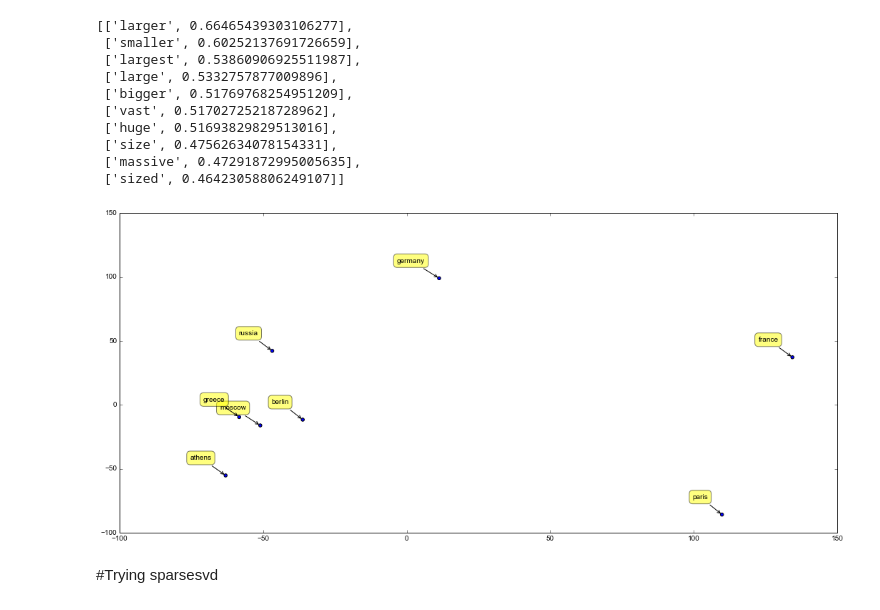
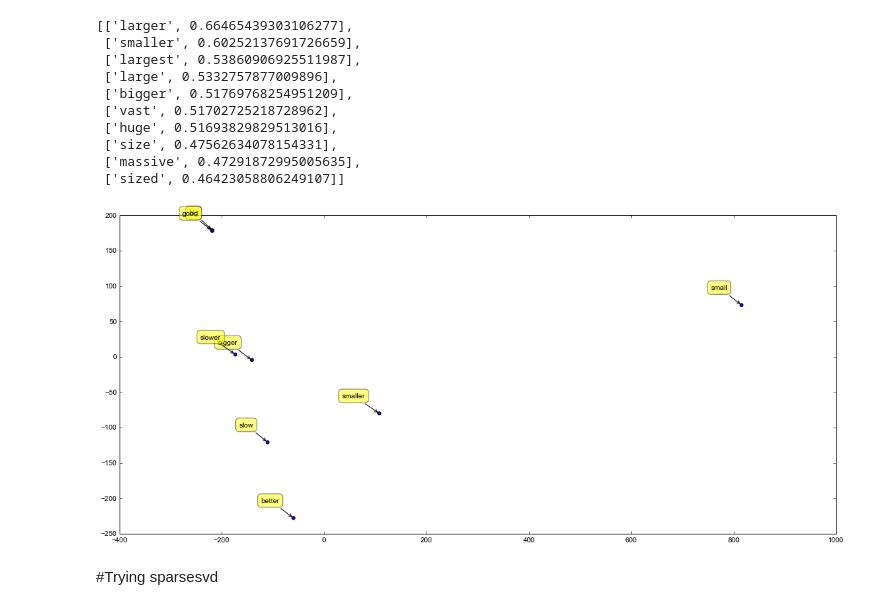
Before and after one commit to undertherain/vsmlib, a Jupyter notebook: python/matrices.ipynb, the cells around one changed output. Cells and saved outputs as stored; diff of their text form; code cells hidden in the pictures.

```diff
--- a/python/matrices.ipynb
+++ b/python/matrices.ipynb
@@ -47,8 +43,7 @@ Sparsity = 0.0087%
 #vocabulary.l_frequencies
 #len(m.vocabulary.lst_words)
 # %%
-import pylab
-pylab.rcParams['figure.figsize'] = (18.0, 8.0)
+mpl.rcParams['figure.figsize'] = (18.0, 8.0)
 from matplotlib.colors import Normalize
 
 class MidpointNormalize(Normalize):
@@ -96,8 +91,6 @@ def draw_features_and_similarity(mm,numbered=False):
 #words_of_interest=["day","running","quick","fast","kind","good","point","fun"]
 #words_of_interest=["king","man"]
 words_of_interest=["apple","banana","orange","pineapple"]
-#words_of_interest=["ateeq"]
-#draw_features_and_similarity(m)
 #plt.savefig("plot.pdf")
 #draw_features_and_similarity(dense)
 # %%
@@ -144,8 +137,8 @@ took 9.36 seconds
 #plt.show()
 #vt=np.nan_to_num(vt.T)
 #draw_features_and_similarity(m_svd_scipy,True)
-m2 = vsmlib.model.Model_numbered()
-m2.load_from_dir("/mnt/work/nlp_scratch/BNC_w3_svd300")
+#m2 = vsmlib.model.Model_numbered()
+#m2.load_from_dir("/mnt/work/nlp_scratch/total_w3_svd300")
 draw_features_and_similarity(m2,True)
 #plt.show
 #None
@@ -170,37 +163,38 @@ m2.get_most_similar_words(row)
  ['massive', 0.47291872995005635],
  ['sized', 0.46423058806249107]]
 # %%
-wordlist = ["russia","moscow","france","paris","germany","berlin","greece","athens"]
+#wordlist = ["russia","moscow","france","paris","germany","berlin","greece","athens"]
+#wordlist = ["france","paris","germany","berlin"]
 mymodel = m2
-#wordlist = ["big","bigger","small","smaller","good","better","slow","slower"]
+wordlist = ["big","bigger","small","smaller","good","better","slow","slower"]
 #wordlist = ["cake","soup","sandwich","","car","bike","helicopter"]
 def vis_scatter(x,y,wordlist):
     plt.scatter(x,y)
     for label, x, y in zip(wordlist, x, y):
         plt.annotate(
             label,
             xy = (x, y), xytext = (-20, 20),
             textcoords = 'offset points', ha = 'right', va = 'bottom',
             bbox = dict(boxstyle = 'round,pad=0.5', fc = 'yellow', alpha = 0.5),
             arrowprops = dict(arrowstyle = '->', connectionstyle = 'arc3,rad=0'))
 rows = np.empty((0,mymodel.matrix.shape[1]))
 for i in wordlist:
     rows =np.vstack([rows,mymodel.get_row(i)])
 
 #import mdp
 #p = mdp.pca(rows)
     #ut, s_ev, vt = np.linalg.svd(rows.T)
 import sklearn.decomposition
 pca = sklearn.decomposition.PCA(n_components=2)
 #pca.fit(rows)
 p = pca.fit_transform(rows)
 ##print(pca.explained_variance_ratio_)
 x = p[:,0]
 y = p[:,1]
 vis_scatter(x,y,wordlist)
 plt.savefig("2d.pdf")
 # %% [output]
-[figure, old version]
+[figure, new version]
 # %% [markdown]
 #Trying sparsesvd
 # %%
```
Also changed, not shown: parts of 3 cells of this notebook, 1 other file.
